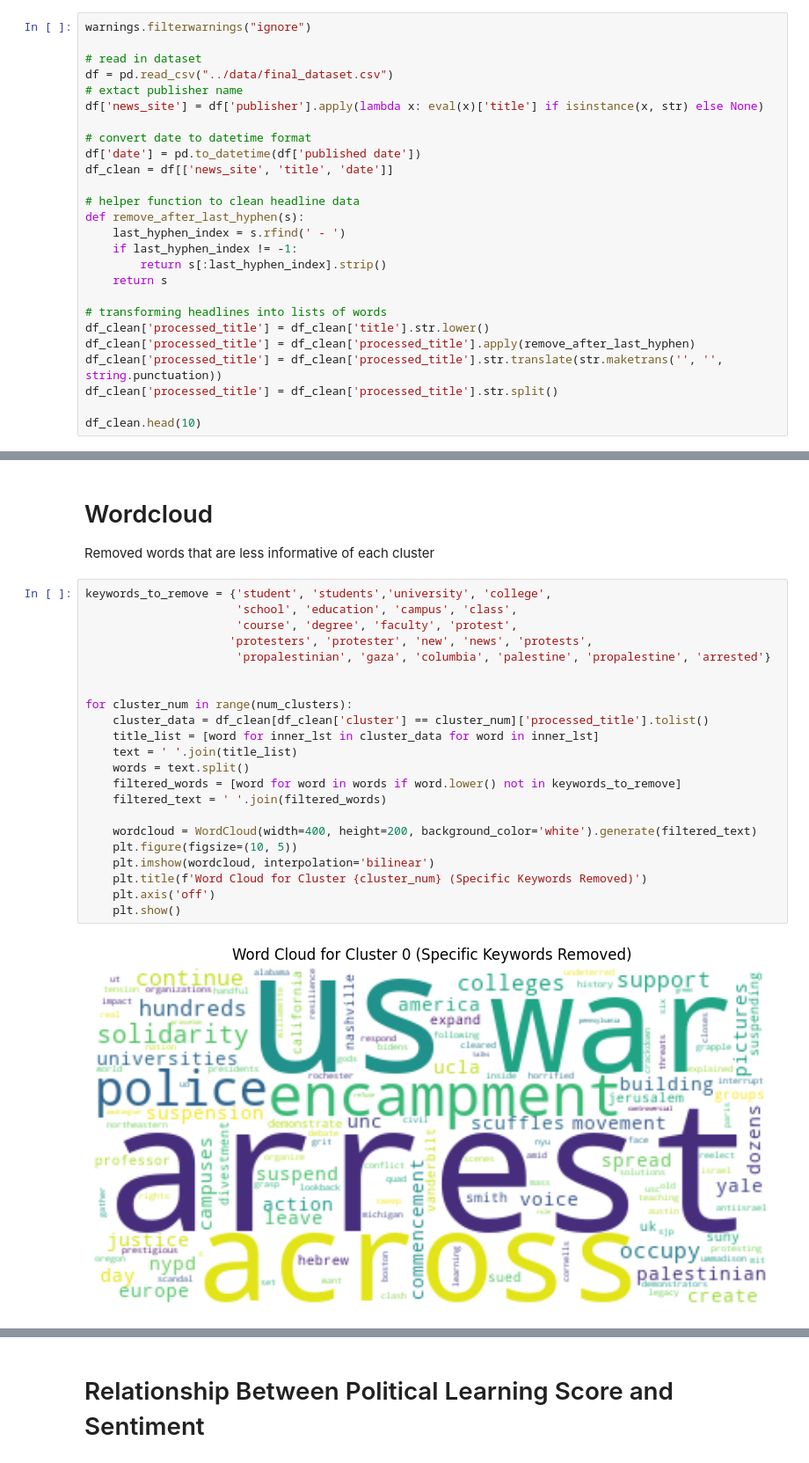
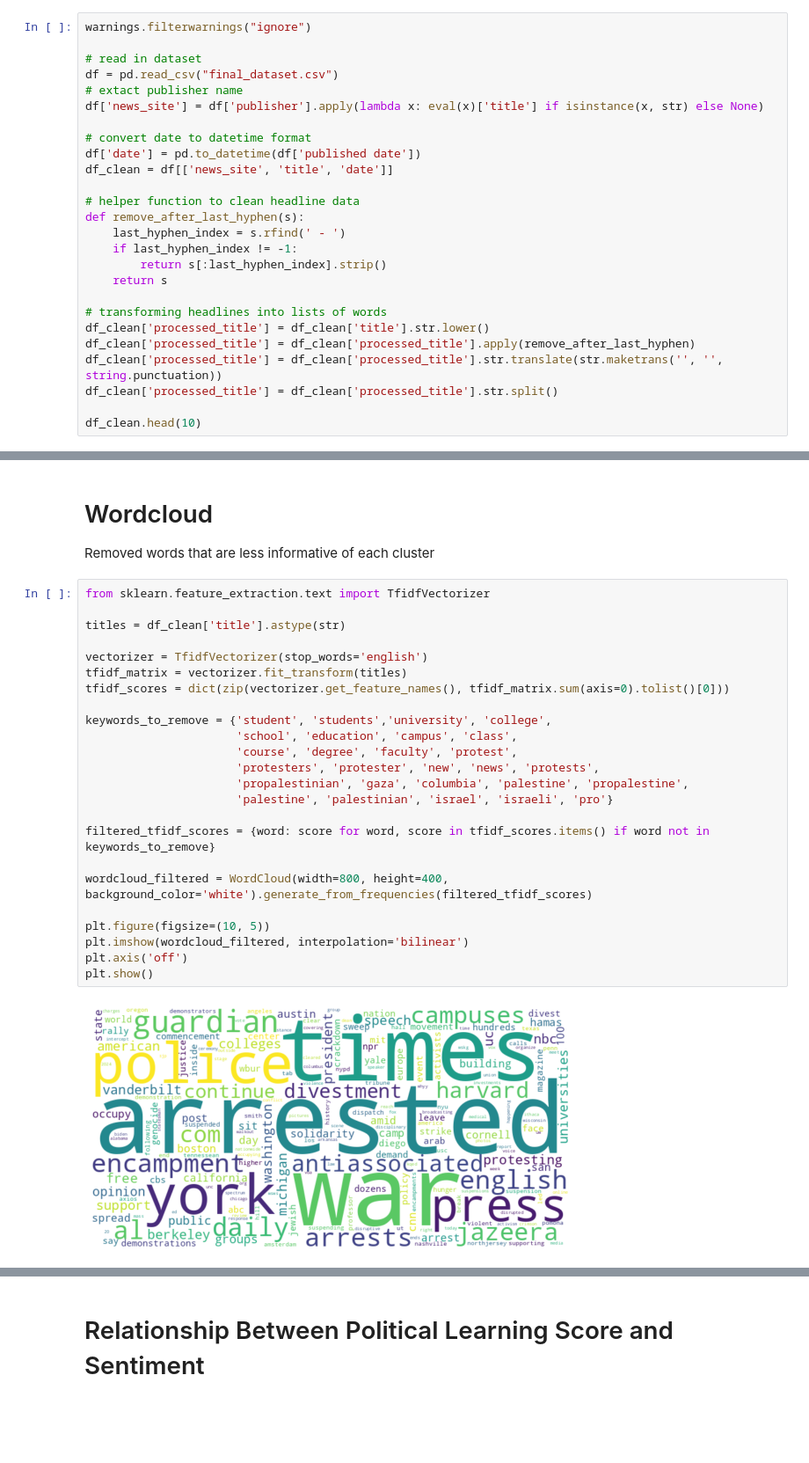
Before and after one commit to jjoycehu/poli-179, a Jupyter notebook: notebooks/analysis.ipynb, the cells around one changed output, grey strips where cells are left out. Shown at 88% size. Saved outputs shown, nothing was run; the diff lists cells and outputs as text; blank space fills up the shorter version.

Commit message:
TFIDF, Worcloud on TFIDF Clusters, Wordcloud on TFIDF overall

```diff
--- a/notebooks/analysis.ipynb
+++ b/notebooks/analysis.ipynb
@@ -24,7 +22,7 @@ import seaborn as sns
 warnings.filterwarnings("ignore")
 
 # read in dataset
-df = pd.read_csv("../data/final_dataset.csv")
+df = pd.read_csv("final_dataset.csv")
 # extact publisher name
 df['news_site'] = df['publisher'].apply(lambda x: eval(x)['title'] if isinstance(x, str) else None)
 
@@ -154,26 +141,28 @@ Cluster 1 Sample Headlines:
 
 Removed words that are less informative of each cluster
 # %%
+from sklearn.feature_extraction.text import TfidfVectorizer
+
+titles = df_clean['title'].astype(str)
+
+vectorizer = TfidfVectorizer(stop_words='english')
+tfidf_matrix = vectorizer.fit_transform(titles)
+tfidf_scores = dict(zip(vectorizer.get_feature_names(), tfidf_matrix.sum(axis=0).tolist()[0]))
+
 keywords_to_remove = {'student', 'students','university', 'college',
                       'school', 'education', 'campus', 'class',
                       'course', 'degree', 'faculty', 'protest',
-                     'protesters', 'protester', 'new', 'news', 'protests',
-                      'propalestinian', 'gaza', 'columbia', 'palestine', 'propalestine', 'arrested'}
+                      'protesters', 'protester', 'new', 'news', 'protests',
+                      'propalestinian', 'gaza', 'columbia', 'palestine', 'propalestine',
+                      'palestine', 'palestinian', 'israel', 'israeli', 'pro'}
 
+filtered_tfidf_scores = {word: score for word, score in tfidf_scores.items() if word not in keywords_to_remove}
 
-for cluster_num in range(num_clusters):
-    cluster_data = df_clean[df_clean['cluster'] == cluster_num]['processed_title'].tolist()
-    title_list = [word for inner_lst in cluster_data for word in inner_lst]
-    text = ' '.join(title_list)
-    words = text.split()
-    filtered_words = [word for word in words if word.lower() not in keywords_to_remove]
-    filtered_text = ' '.join(filtered_words)
+wordcloud_filtered = WordCloud(width=800, height=400, background_color='white').generate_from_frequencies(filtered_tfidf_scores)
 
-    wordcloud = WordCloud(width=400, height=200, background_color='white').generate(filtered_text)
-    plt.figure(figsize=(10, 5))
-    plt.imshow(wordcloud, interpolation='bilinear')
-    plt.title(f'Word Cloud for Cluster {cluster_num} (Specific Keywords Removed)')
-    plt.axis('off')
-    plt.show()
+plt.figure(figsize=(10, 5))
+plt.imshow(wordcloud_filtered, interpolation='bilinear')
+plt.axis('off')
+plt.show()
 # %% [output]
-[figure, old version]
+[figure, new version]
```
Also changed, not shown: parts of 25 cells of this notebook.
